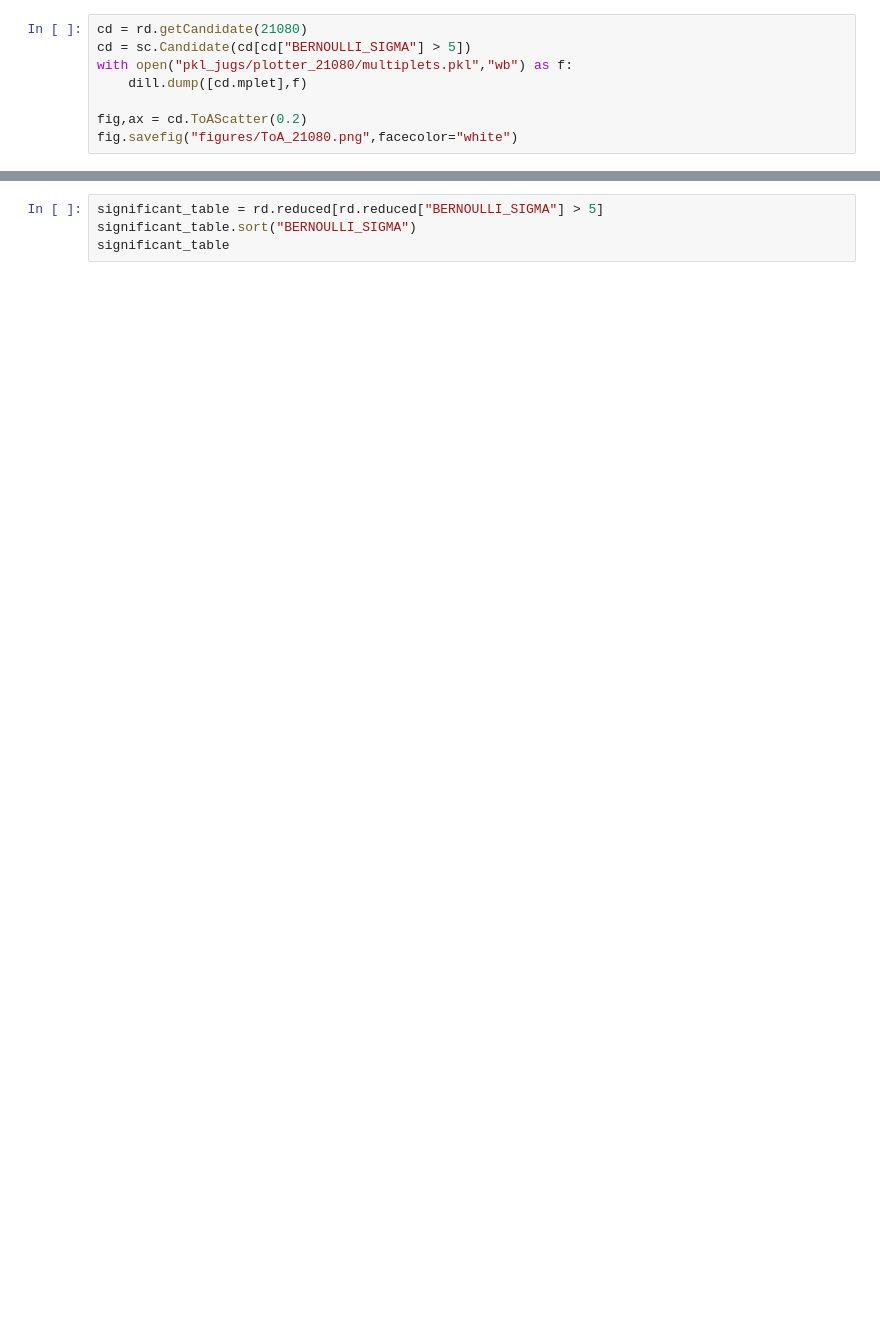
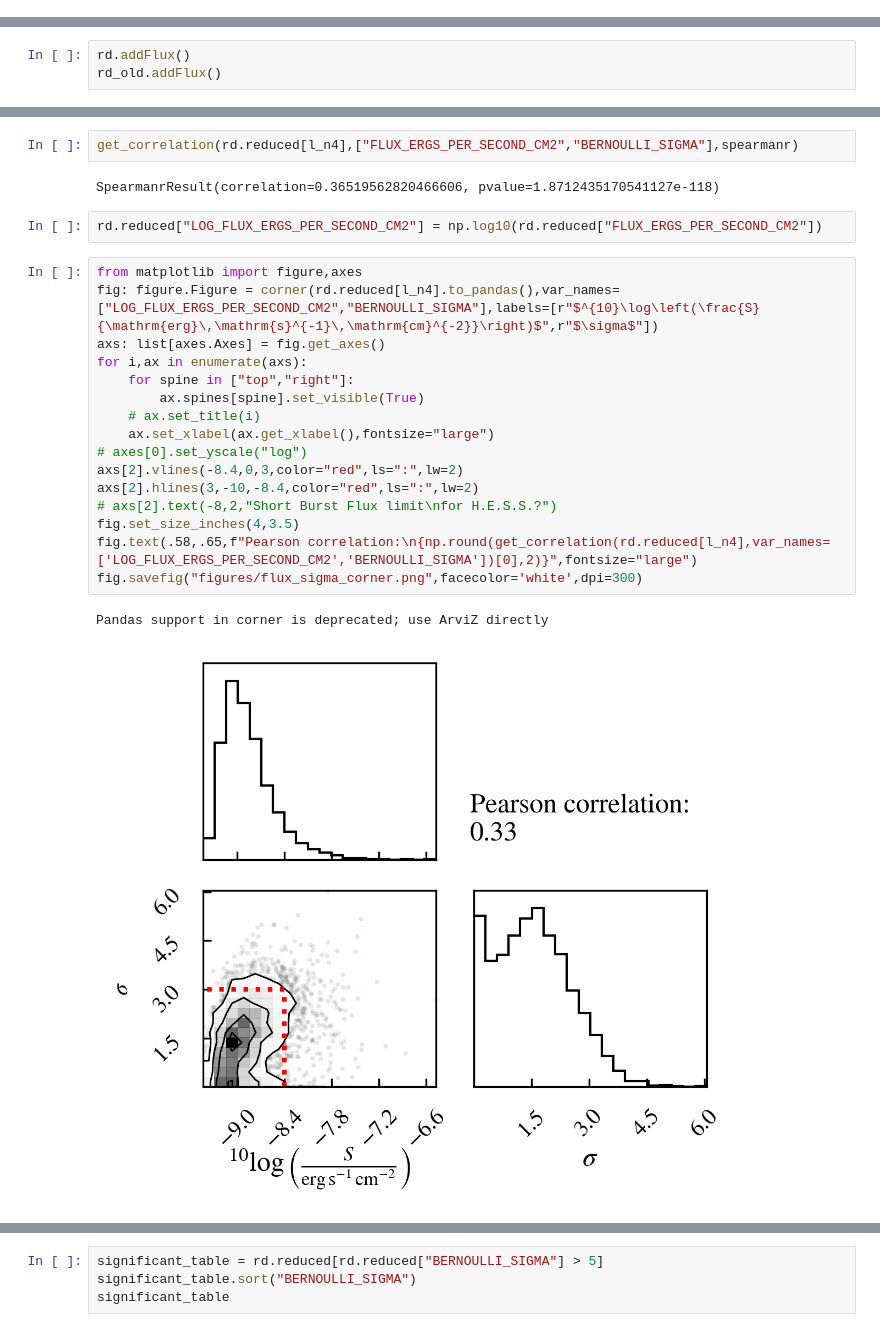
Before and after one commit to annanayjaitly/gamma_transients, a Jupyter notebook: testing/n4_analysis.ipynb, the cells around one changed output, grey strips where cells are left out. Cells and saved outputs as stored; diff of their text form; blank space fills up the shorter version.

Commit message:
correlation, luminosity, presentation figure

```diff
--- a/testing/n4_analysis.ipynb
+++ b/testing/n4_analysis.ipynb
@@ -37,8 +31,0 @@ getcwd()
-# %%
-cd = rd.getCandidate(21080)
-cd = sc.Candidate(cd[cd["BERNOULLI_SIGMA"] > 5])
-with open("pkl_jugs/plotter_21080/multiplets.pkl","wb") as f:
-    dill.dump([cd.mplet],f)
-
-fig,ax = cd.ToAScatter(0.2)
-fig.savefig("figures/ToA_21080.png",facecolor="white")
@@ -47,0 +34,3 @@ hess1
+# %%
+rd.addFlux()
+rd_old.addFlux()
@@ -47,0 +45,25 @@ hess1
+# %%
+get_correlation(rd.reduced[l_n4],["FLUX_ERGS_PER_SECOND_CM2","BERNOULLI_SIGMA"],spearmanr)
+# %% [output]
+SpearmanrResult(correlation=0.36519562820466606, pvalue=1.8712435170541127e-118)
+# %%
+rd.reduced["LOG_FLUX_ERGS_PER_SECOND_CM2"] = np.log10(rd.reduced["FLUX_ERGS_PER_SECOND_CM2"])
+# %%
+from matplotlib import figure,axes
+fig: figure.Figure = corner(rd.reduced[l_n4].to_pandas(),var_names=["LOG_FLUX_ERGS_PER_SECOND_CM2","BERNOULLI_SIGMA"],labels=[r"$^{10}\log\left(\frac{S}{\mathrm{erg}\,\mathrm{s}^{-1}\,\mathrm{cm}^{-2}}\right)$",r"$\sigma$"])
+axs: list[axes.Axes] = fig.get_axes()
+for i,ax in enumerate(axs):
+    for spine in ["top","right"]:
+        ax.spines[spine].set_visible(True)
+    # ax.set_title(i)
+    ax.set_xlabel(ax.get_xlabel(),fontsize="large")
+# axes[0].set_yscale("log")
+axs[2].vlines(-8.4,0,3,color="red",ls=":",lw=2)
+axs[2].hlines(3,-10,-8.4,color="red",ls=":",lw=2)
+# axs[2].text(-8,2,"Short Burst Flux limit\nfor H.E.S.S.?")
+fig.set_size_inches(4,3.5)
+fig.text(.58,.65,f"Pearson correlation:\n{np.round(get_correlation(rd.reduced[l_n4],var_names=['LOG_FLUX_ERGS_PER_SECOND_CM2','BERNOULLI_SIGMA'])[0],2)}",fontsize="large")
+fig.savefig("figures/flux_sigma_corner.png",facecolor='white',dpi=300)
+# %% [output]
+Pandas support in corner is deprecated; use ArviZ directly
+[figure, added]
```
Also changed, not shown: parts of 13 cells of this notebook.
